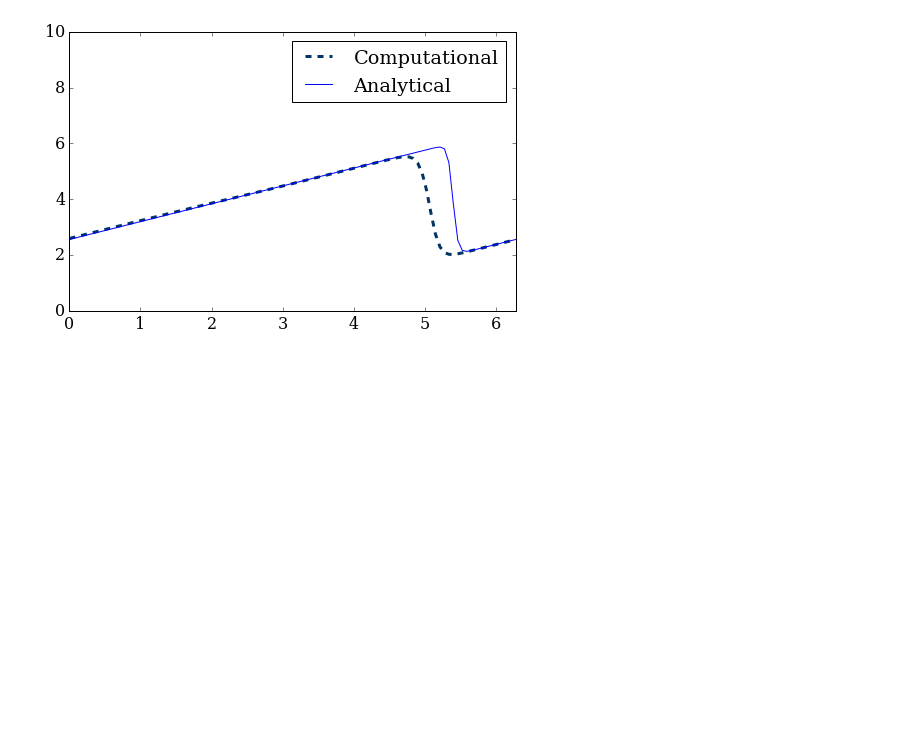
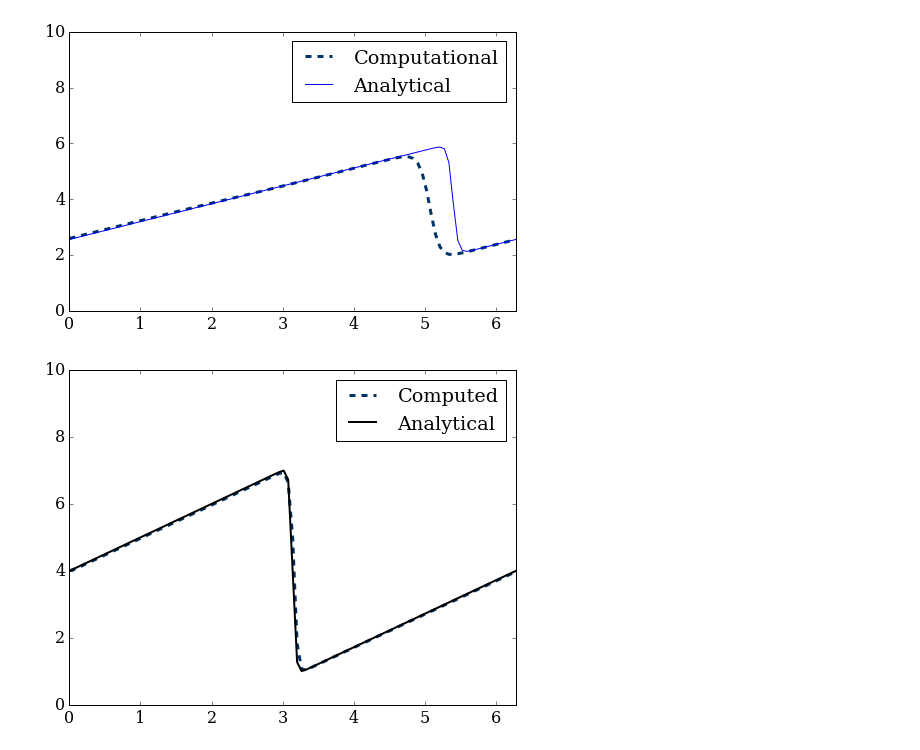
Before and after one commit to DavidZHANG9210/MAE6286, a Jupyter notebook: Module 2 lesson 4.ipynb, the cells around one changed output. Saved outputs shown, nothing was run; the diff lists cells and outputs as text; code cells hidden in the pictures; blank space fills up the shorter version.

```diff
--- a/Module 2 lesson 4.ipynb
+++ b/Module 2 lesson 4.ipynb
@@ -109,3 +109,31 @@ pyplot.legend();
 # %%
 from matplotlib import animation
 from IPython.display import HTML
+# %%
+u = numpy.asarray([u_lamb(t, x0, nu) for x0 in x])
+# %%
+fig = pyplot.figure(figsize=(8,6))
+ax = pyplot.axes(xlim=(0,2*numpy.pi), ylim=(0,10))
+line = ax.plot([], [], color='#003366', ls='--', lw=3)[0]
+line2 = ax.plot([], [], 'k-', lw=2)[0]
+ax.legend(['Computed','Analytical'])
+
+def burgers(n):
+
+    un = u.copy()
+
+    u[1:-1] = un[1:-1] - un[1:-1] * dt/dx * (un[1:-1] - un[:-2]) + nu*dt/dx**2*\
+                    (un[2:] - 2*un[1:-1] + un[:-2])
+
+    u[0] = un[0] - un[0] * dt/dx * (un[0] - un[-1]) + nu*dt/dx**2*\
+                (un[1] - 2*un[0] + un[-1])
+    u[-1] = un[-1] - un[-1] * dt/dx * (un[-1] - un[-2]) + nu*dt/dx**2*\
+                (un[0]- 2*un[-1] + un[-2])
+
+    u_analytical = numpy.asarray([u_lamb(n*dt, xi, nu) for xi in x])
+    line.set_data(x,u)
+    line2.set_data(x, u_analytical)
+
+anim=animation.FuncAnimation(fig, burgers, frames=400, interval=100)
+# %% [output]
+[figure, added]
```
Also changed, not shown: parts of 3 cells of this notebook.
